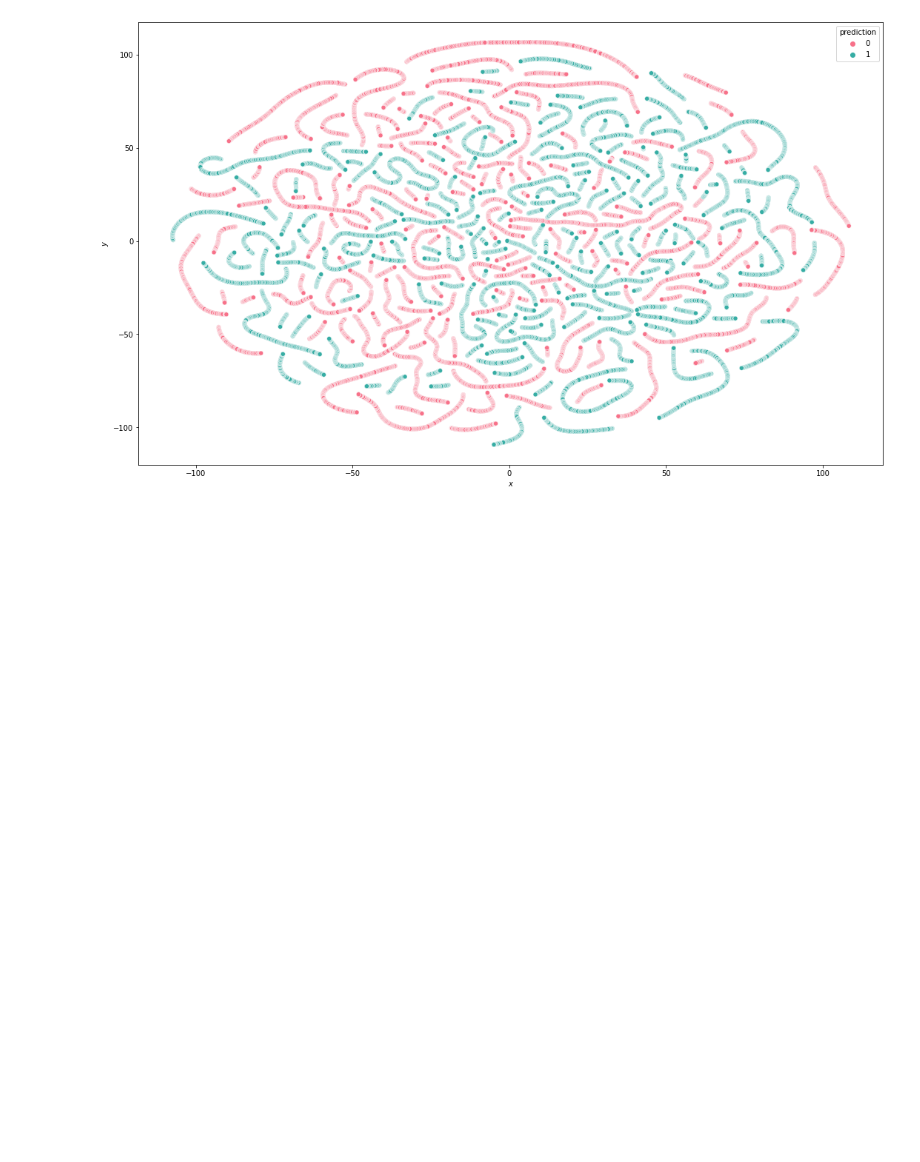
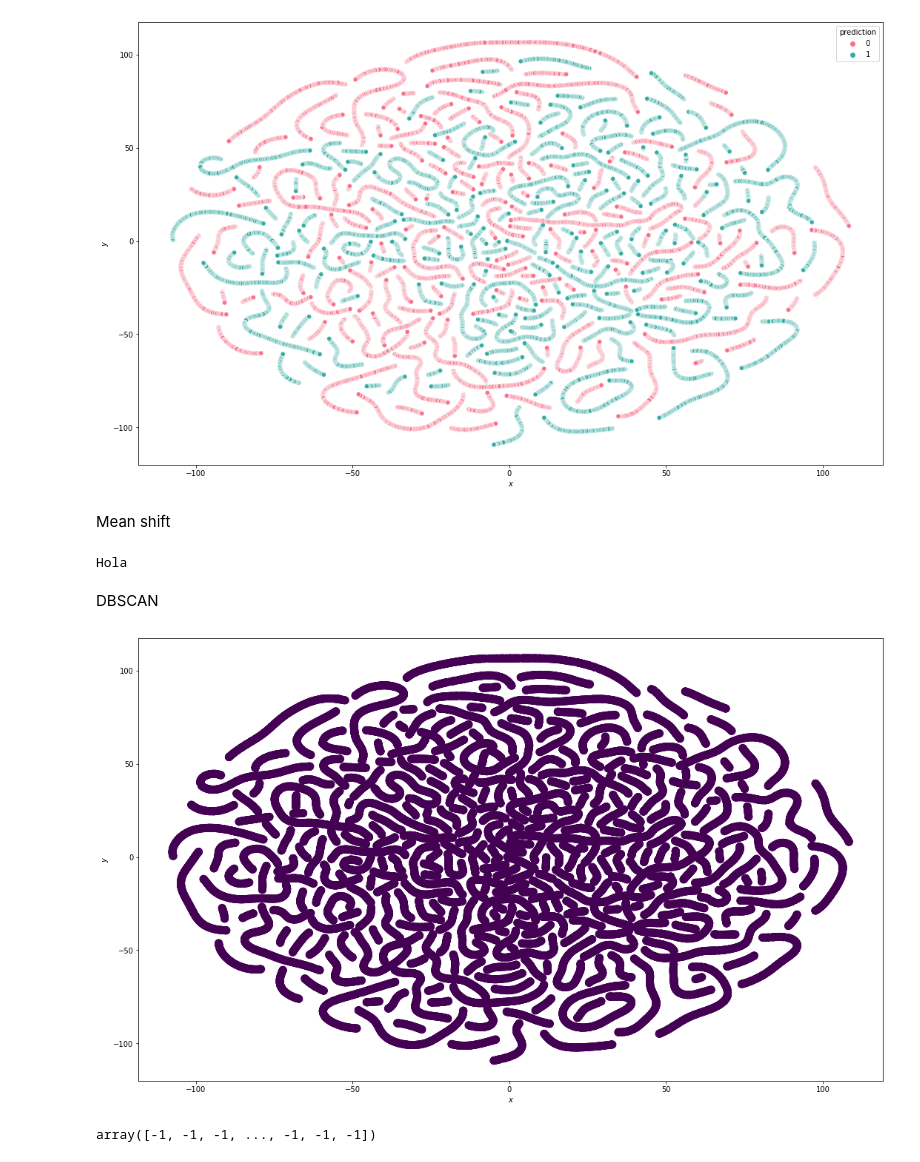
Before and after one commit to macapagithub/exaple-unsupervised-learning, a Jupyter notebook: models.ipynb, the cells around one changed output. Saved outputs shown, nothing was run; the diff lists cells and outputs as text; code cells hidden in the pictures; blank space fills up the shorter version.

```diff
--- a/models.ipynb
+++ b/models.ipynb
@@ -170,3 +170,11 @@ ax.set_ylabel(r'$y$')
 plt.show()
 # %% [output]
 [figure]
+# %% [markdown]
+Mean shift
+# %%
+print('Hola')
+# %% [output]
+Hola
+# %% [markdown]
+DBSCAN
@@ -172,0 +186,33 @@ plt.show()
+# %%
+# Proyectamos el dataset en 2 dimensiones usando t-SNE
+cdf = df_feature
+
+tsne = TSNE(n_components=2, perplexity=10, random_state=1000)
+data_tsne = tsne.fit_transform(cdf)
+
+df_tsne = pd.DataFrame(data_tsne, columns=['x', 'y'], index=cdf.index)
+dff = pd.concat([df_feature, df_tsne], axis=1)
+
+# Hacemos clustering con DBSCAN
+db = DBSCAN(eps=0.2,min_samples = 3)
+Y_pred = db.fit_predict(cdf)
+
+df_km = pd.DataFrame(Y_pred, columns=['prediction'], index=cdf.index)
+kmdff = pd.concat([dff, df_km], axis=1)
+# %%
+# Mostramos los resultados
+fig, ax = plt.subplots(figsize=(18, 11))
+
+# sns.scatterplot(x='x',y='y',hue='prediction',sizes=(30, 400),
+#                palette=sns.color_palette("tab10", 1),data=kmdff,ax=ax)
+
+plt.scatter(data_tsne[:,0],data_tsne[:,1], c=db.labels_, s=100)
+
+
+ax.set_xlabel(r'$x$')
+ax.set_ylabel(r'$y$')
+plt.show()
+db.labels_
+# %% [output]
+[figure, added]
+array([-1, -1, -1, ..., -1, -1, -1])
```
Also changed, not shown: parts of 1 cell of this notebook.
